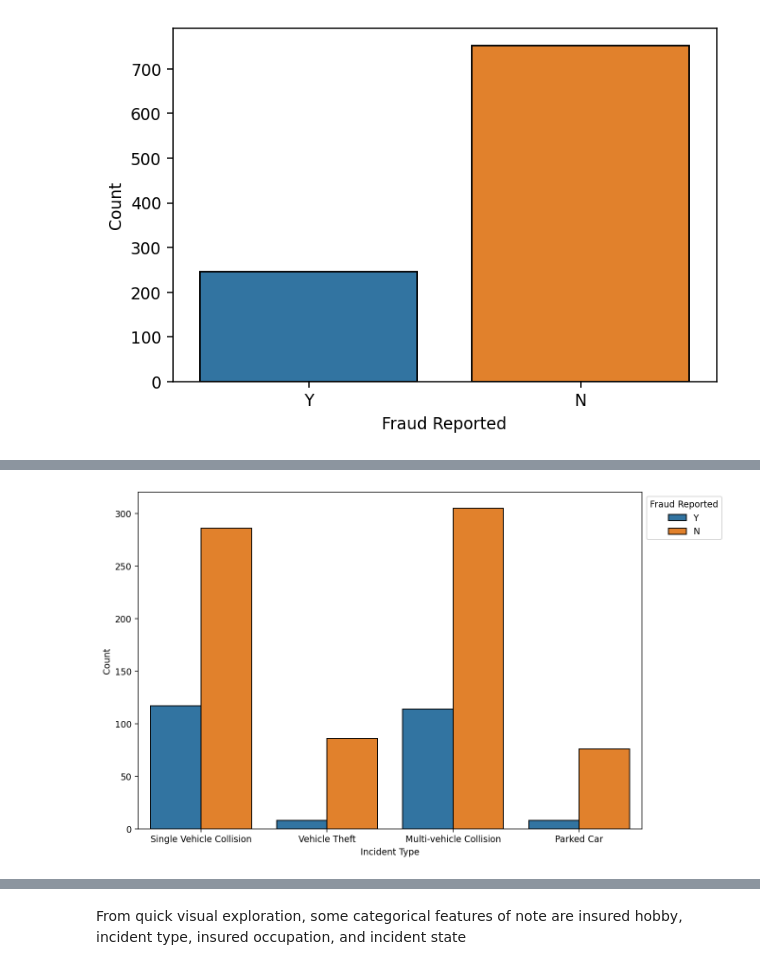
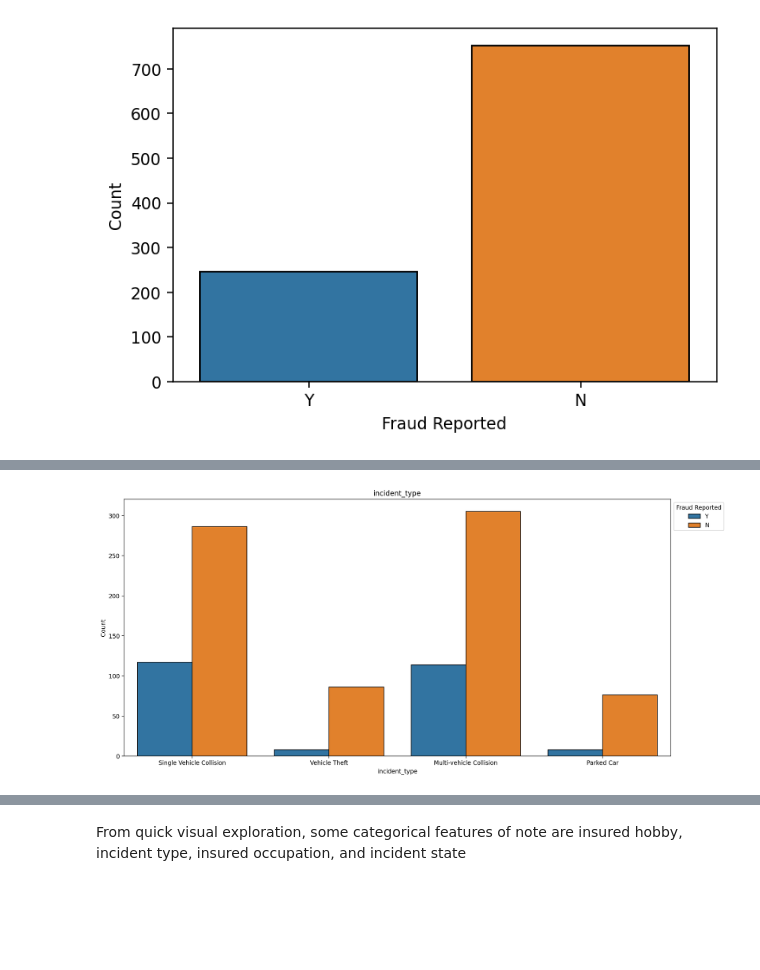
Before and after one commit to kcao22/insurance_fraud, a Jupyter notebook: exploration.ipynb, the cells around one changed output, grey strips where cells are left out. Saved outputs shown, nothing was run; the diff lists cells and outputs as text; code cells hidden in the pictures; blank space fills up the shorter version.

```diff
--- a/exploration.ipynb
+++ b/exploration.ipynb
@@ -287,2 +280,0 @@ def drop_columns(df):
-# %%
-df = drop_columns(df)
@@ -335,10 +306,13 @@ plt.ylabel('Count')
 Text(0, 0.5, 'Count')
 [figure]
 # %%
-plt.figure(figsize=(10, 6))
-sns.countplot(data=df, x='incident_state', hue='fraud_reported', edgecolor='black')
-plt.legend(loc=2, bbox_to_anchor=(1,1), title='Fraud Reported')
-plt.xlabel('Incident State')
-plt.ylabel('Count')
-plt.tight_layout()
-# Ohio is more even than the other states
+def visualize_categorical(df, variable, size_row=15, size_col=7):
+    '''
+    Creates a bar chart visual for count of fraud reported (yes or no) of a specified categorical variable.
+    '''
+    plt.figure(figsize=(size_row, size_col))
+    sns.countplot(data=df, x=variable, hue='fraud_reported', edgecolor='black')
+    plt.legend(loc=2, bbox_to_anchor=(1,1), title='Fraud Reported')
+    plt.title(variable)
+    plt.ylabel('Count')
+    plt.tight_layout()
@@ -354,11 +328,6 @@ Text(0, 0.5, 'Count')
 # %%
-plt.figure(figsize=(10, 6))
-sns.countplot(data=df, x='incident_type', hue='fraud_reported', edgecolor='black')
-plt.legend(loc=2, bbox_to_anchor=(1,1), title='Fraud Reported')
-plt.xlabel('Incident Type')
-plt.ylabel('Count')
-plt.tight_layout()
+visualize_categorical(df, 'incident_type')
 
 # Multi-vehicle collision and single vehicle collision are much higher fraudulent reports than vehicle theft and parked car
 # %% [output]
-[figure, old version]
+[figure, new version]
```
Also changed, not shown: parts of 52 cells of this notebook.
